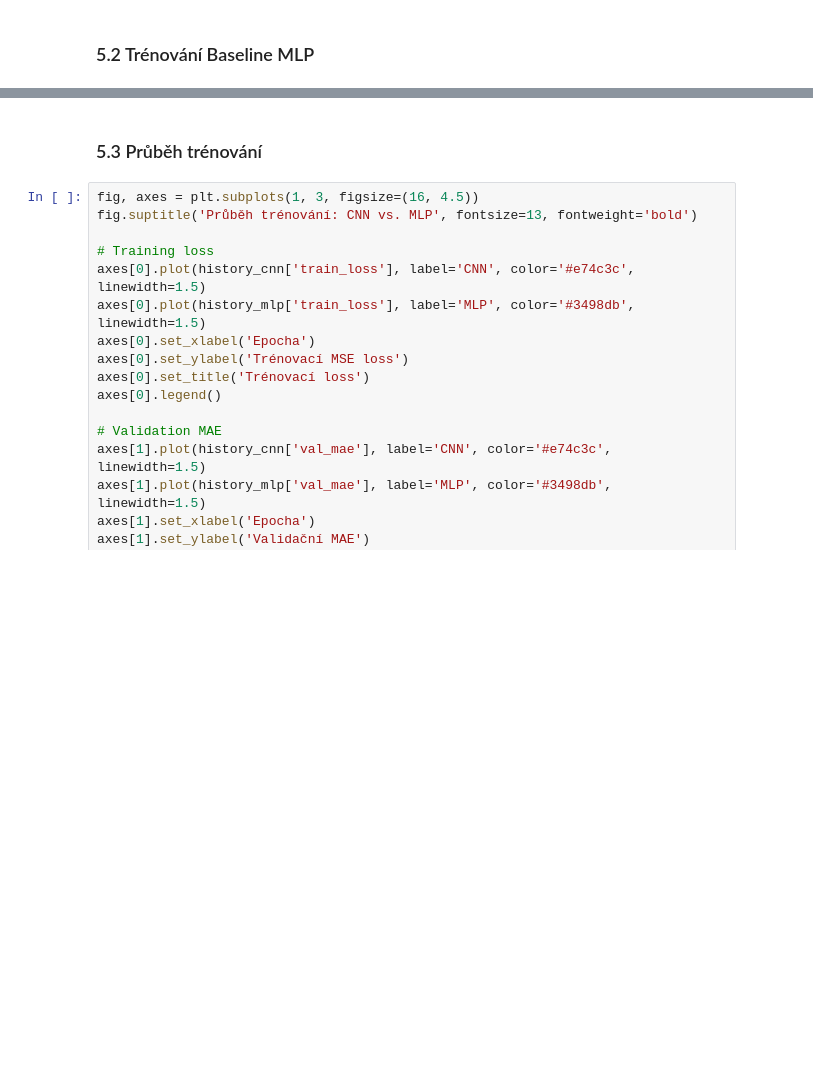
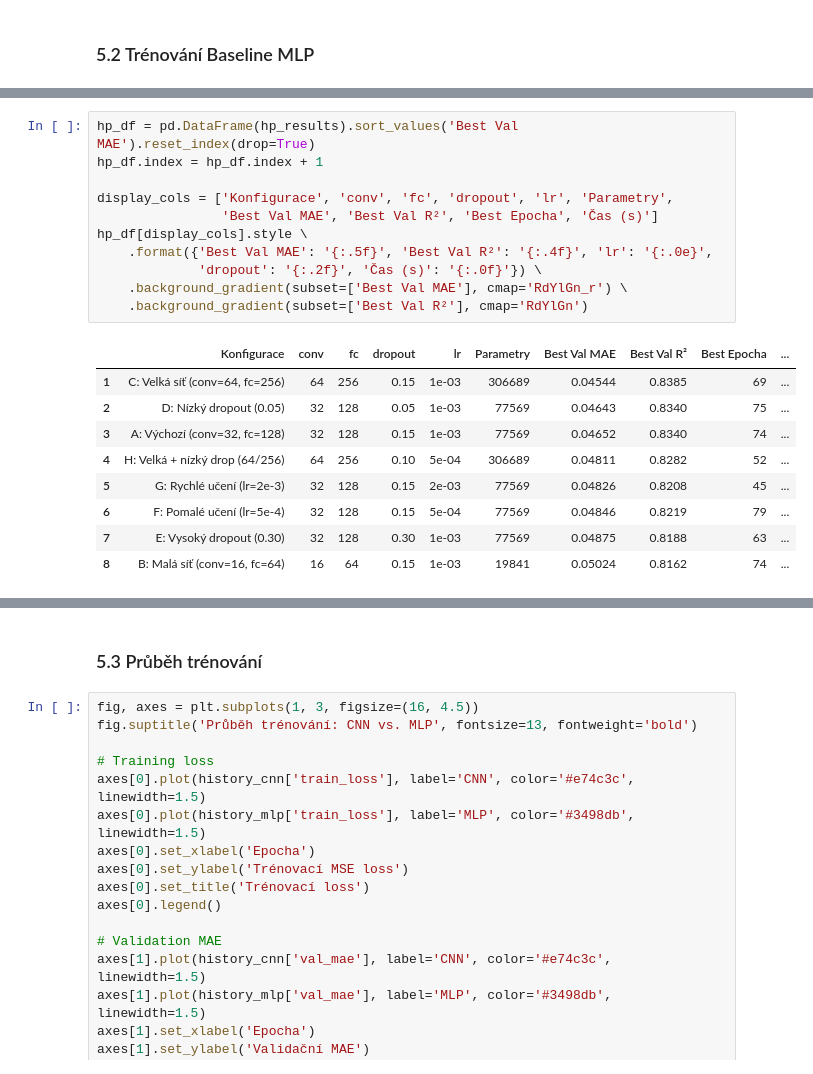
Before and after one commit to nisq-fault-analysis/quantum-ml-prediction-pipeline, a Jupyter notebook: ukol4_cnn.ipynb, the cells around one changed output, grey strips where cells are left out. Cells and saved outputs as stored; diff of their text form; blank space fills up the shorter version.

```diff
--- a/ukol4_cnn.ipynb
+++ b/ukol4_cnn.ipynb
@@ -517,0 +612,21 @@ Trénuji Baseline MLP...
+# %%
+hp_df = pd.DataFrame(hp_results).sort_values('Best Val MAE').reset_index(drop=True)
+hp_df.index = hp_df.index + 1
+
+display_cols = ['Konfigurace', 'conv', 'fc', 'dropout', 'lr', 'Parametry',
+                'Best Val MAE', 'Best Val R²', 'Best Epocha', 'Čas (s)']
+hp_df[display_cols].style \
+    .format({'Best Val MAE': '{:.5f}', 'Best Val R²': '{:.4f}', 'lr': '{:.0e}',
+             'dropout': '{:.2f}', 'Čas (s)': '{:.0f}'}) \
+    .background_gradient(subset=['Best Val MAE'], cmap='RdYlGn_r') \
+    .background_gradient(subset=['Best Val R²'], cmap='RdYlGn')
+# %% [output]
+|  | Konfigurace | conv | fc | dropout | lr | Parametry | Best Val MAE | Best Val R² | Best Epocha | ... |
+| 1 | C: Velká síť (conv=64, fc=256) | 64 | 256 | 0.15 | 1e-03 | 306689 | 0.04544 | 0.8385 | 69 | ... |
+| 2 | D: Nízký dropout (0.05) | 32 | 128 | 0.05 | 1e-03 | 77569 | 0.04643 | 0.8340 | 75 | ... |
+| 3 | A: Výchozí (conv=32, fc=128) | 32 | 128 | 0.15 | 1e-03 | 77569 | 0.04652 | 0.8340 | 74 | ... |
+| 4 | H: Velká + nízký drop (64/256) | 64 | 256 | 0.10 | 5e-04 | 306689 | 0.04811 | 0.8282 | 52 | ... |
+| 5 | G: Rychlé učení (lr=2e-3) | 32 | 128 | 0.15 | 2e-03 | 77569 | 0.04826 | 0.8208 | 45 | ... |
+| 6 | F: Pomalé učení (lr=5e-4) | 32 | 128 | 0.15 | 5e-04 | 77569 | 0.04846 | 0.8219 | 79 | ... |
+| 7 | E: Vysoký dropout (0.30) | 32 | 128 | 0.30 | 1e-03 | 77569 | 0.04875 | 0.8188 | 63 | ... |
+| 8 | B: Malá síť (conv=16, fc=64) | 16 | 64 | 0.15 | 1e-03 | 19841 | 0.05024 | 0.8162 | 74 | ... |
```
Also changed, not shown: parts of 8 cells of this notebook, 1 other file.
